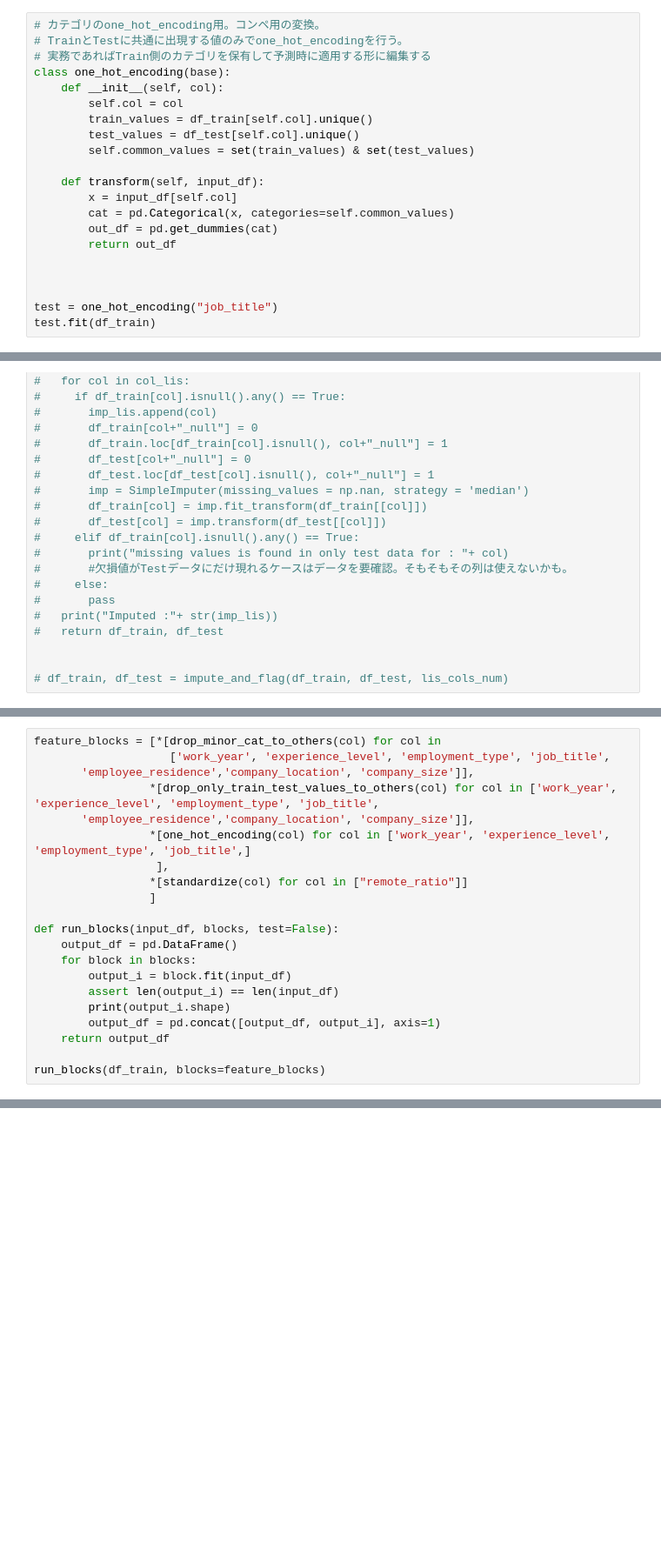
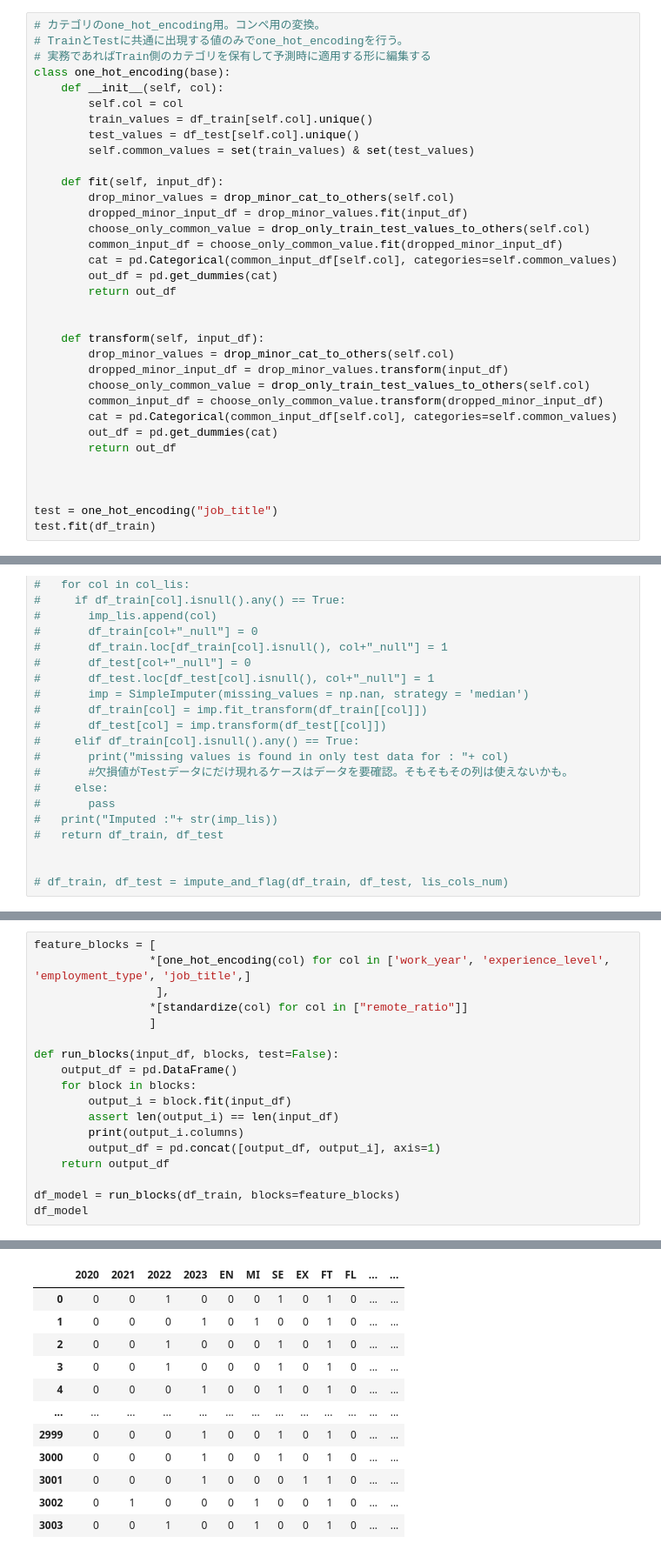
Before and after one commit to lemmingy/My_pipelines, a Jupyter notebook: liner_model.ipynb, the cells around one changed output, grey strips where cells are left out. Shown at 87% size. Cells and saved outputs as stored; diff of their text form; blank space fills up the shorter version.

Commit message:
output

```diff
--- a/liner_model.ipynb
+++ b/liner_model.ipynb
@@ -126,9 +187,22 @@ class one_hot_encoding(base):
         test_values = df_test[self.col].unique()
         self.common_values = set(train_values) & set(test_values)
 
+    def fit(self, input_df):
+        drop_minor_values = drop_minor_cat_to_others(self.col)
+        dropped_minor_input_df = drop_minor_values.fit(input_df)
+        choose_only_common_value = drop_only_train_test_values_to_others(self.col)
+        common_input_df = choose_only_common_value.fit(dropped_minor_input_df)
+        cat = pd.Categorical(common_input_df[self.col], categories=self.common_values)
+        out_df = pd.get_dummies(cat)
+        return out_df
+
+
     def transform(self, input_df):
-        x = input_df[self.col]
-        cat = pd.Categorical(x, categories=self.common_values)
+        drop_minor_values = drop_minor_cat_to_others(self.col)
+        dropped_minor_input_df = drop_minor_values.transform(input_df)
+        choose_only_common_value = drop_only_train_test_values_to_others(self.col)
+        common_input_df = choose_only_common_value.transform(dropped_minor_input_df)
+        cat = pd.Categorical(common_input_df[self.col], categories=self.common_values)
         out_df = pd.get_dummies(cat)
         return out_df
 
@@ -296,9 +439,5 @@ df_train
 # %%
-feature_blocks = [*[drop_minor_cat_to_others(col) for col in
-                    ['work_year', 'experience_level', 'employment_type', 'job_title',
-       'employee_residence','company_location', 'company_size']],
-                 *[drop_only_train_test_values_to_others(col) for col in ['work_year', 'experience_level', 'employment_type', 'job_title',
-       'employee_residence','company_location', 'company_size']],
+feature_blocks = [
                  *[one_hot_encoding(col) for col in ['work_year', 'experience_level', 'employment_type', 'job_title',]
                   ],
                  *[standardize(col) for col in ["remote_ratio"]]
@@ -309,8 +448,10 @@ def run_blocks(input_df, blocks, test=False):
     for block in blocks:
         output_i = block.fit(input_df)
         assert len(output_i) == len(input_df)
-        print(output_i.shape)
+        print(output_i.columns)
         output_df = pd.concat([output_df, output_i], axis=1)
     return output_df
 
-run_blocks(df_train, blocks=feature_blocks)
+df_model = run_blocks(df_train, blocks=feature_blocks)
+df_model
+# %% [output]
@@ -316,0 +475,12 @@ run_blocks(df_train, blocks=feature_blocks)
+|  | 2020 | 2021 | 2022 | 2023 | EN | MI | SE | EX | FT | FL | ... | ... |
+| 0 | 0 | 0 | 1 | 0 | 0 | 0 | 1 | 0 | 1 | 0 | ... | ... |
+| 1 | 0 | 0 | 0 | 1 | 0 | 1 | 0 | 0 | 1 | 0 | ... | ... |
+| 2 | 0 | 0 | 1 | 0 | 0 | 0 | 1 | 0 | 1 | 0 | ... | ... |
+| 3 | 0 | 0 | 1 | 0 | 0 | 0 | 1 | 0 | 1 | 0 | ... | ... |
+| 4 | 0 | 0 | 0 | 1 | 0 | 0 | 1 | 0 | 1 | 0 | ... | ... |
+| ... | ... | ... | ... | ... | ... | ... | ... | ... | ... | ... | ... | ... |
+| 2999 | 0 | 0 | 0 | 1 | 0 | 0 | 1 | 0 | 1 | 0 | ... | ... |
+| 3000 | 0 | 0 | 0 | 1 | 0 | 0 | 1 | 0 | 1 | 0 | ... | ... |
+| 3001 | 0 | 0 | 0 | 1 | 0 | 0 | 0 | 1 | 1 | 0 | ... | ... |
+| 3002 | 0 | 1 | 0 | 0 | 0 | 1 | 0 | 0 | 1 | 0 | ... | ... |
+| 3003 | 0 | 0 | 1 | 0 | 0 | 1 | 0 | 0 | 1 | 0 | ... | ... |
```
Also changed, not shown: parts of 13 cells of this notebook.
